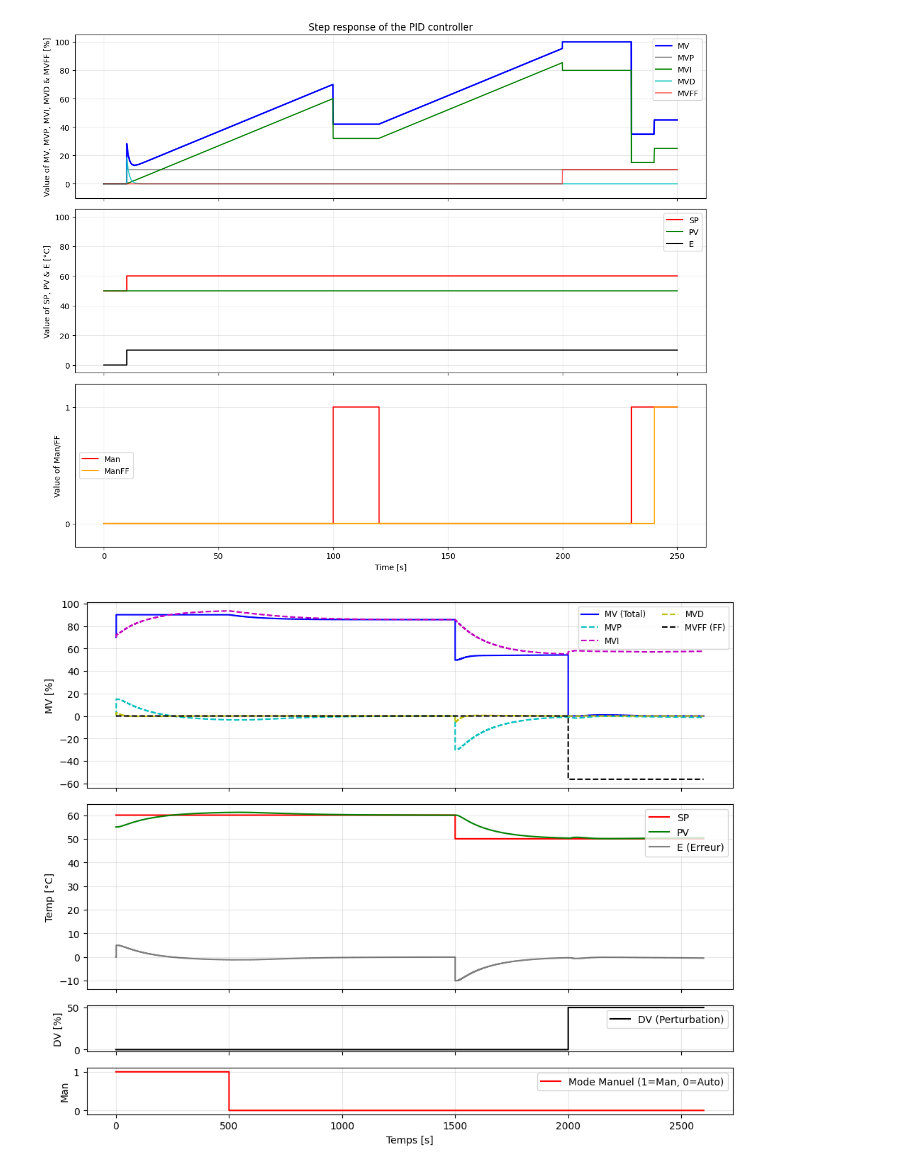
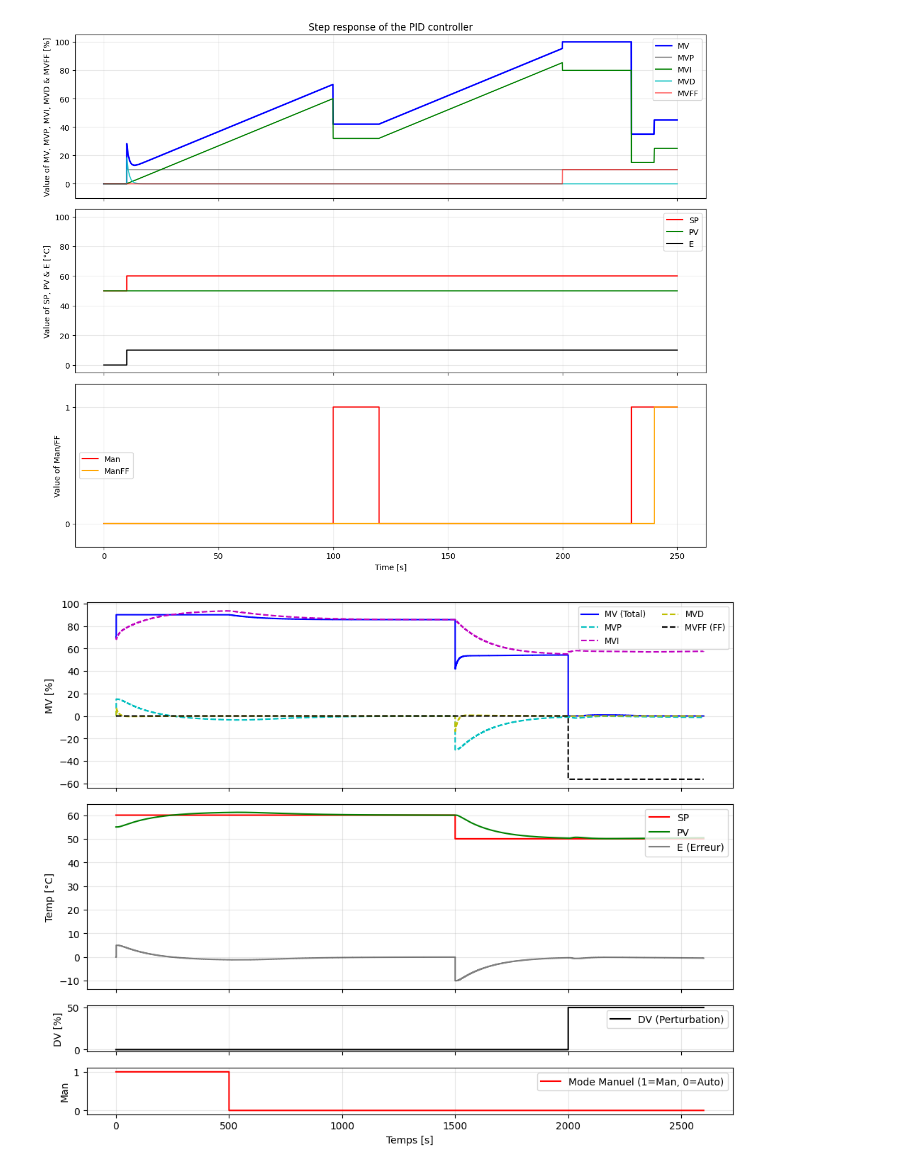
Before and after one commit to theoGstr/Labo3_Control_Theory, a Jupyter notebook: package_Lab.ipynb, the cells around one changed output. Cells and saved outputs as stored; diff of their text form; code cells hidden in the pictures.

```diff
--- a/package_Lab.ipynb
+++ b/package_Lab.ipynb
@@ -205,7 +205,7 @@ K_p, T1_p, T2_p, theta_p = 0.32, 149.5, 15.0, 4.0   # Procédé (H1 -> T1)
 K_d, T1_d, T2_d, theta_d = 0.36, 170.77, 6.12, 5.43  # Perturbation (H2 -> T1)
 
 # Réglages PID
-Kc, Ti, Td, alpha = 3.0, 150.0, 5.0, 5 # Alpha réduit à 0.1 pour un calcul D propre
+Kc, Ti, Td, alpha = 3.0, 150.0, 5.0, 2 # Alpha réduit à 0.1 pour un calcul D propre
 MVMin, MVMax = 0, 100
 
 # Conditions initiales
@@ -274,31 +274,31 @@ ax1.step(t, MVD, 'y--', label='MVD', where='post')
 ax1.step(t, MVFF, 'k--', label='MVFF (FF)', where='post')
 ax1.set_ylabel('MV [%]')
 ax1.legend(loc='upper right', fontsize='small', ncol=2)
 ax1.grid(True, alpha=0.3)
 
 # Graph 2 : Températures (SP, PV) et Erreur
 ax2.step(t, SP, 'r', label='SP', where='post')
 ax2.plot(t, PV, 'g', label='PV')
 ax2.step(t, E, 'k', label='E (Erreur)', where='post', alpha=0.5)
 ax2.set_ylabel('Temp [°C]')
 ax2.legend(loc='upper right')
 ax2.grid(True, alpha=0.3)
 
 # Graph 3 : Perturbation (DV)
 ax3.step(t, DV, 'k', label='DV (Perturbation)', where='post')
 ax3.set_ylabel('DV [%]')
 ax3.legend(loc='upper right')
 ax3.grid(True, alpha=0.3)
 
 # Graph 4 : État Manuel vs Auto (Variable Man)
 ax4.step(t, Man.astype(int), 'r', label='Mode Manuel (1=Man, 0=Auto)', where='post')
 ax4.set_ylabel('Man')
 ax4.set_xlabel('Temps [s]')
 ax4.set_ylim([-0.1, 1.1])
 ax4.legend(loc='upper right')
 ax4.grid(True, alpha=0.3)
 
 plt.tight_layout()
 plt.show()
 # %% [output]
-[figure, old version]
+[figure, new version]
```
Also changed, not shown: 1 other file.
